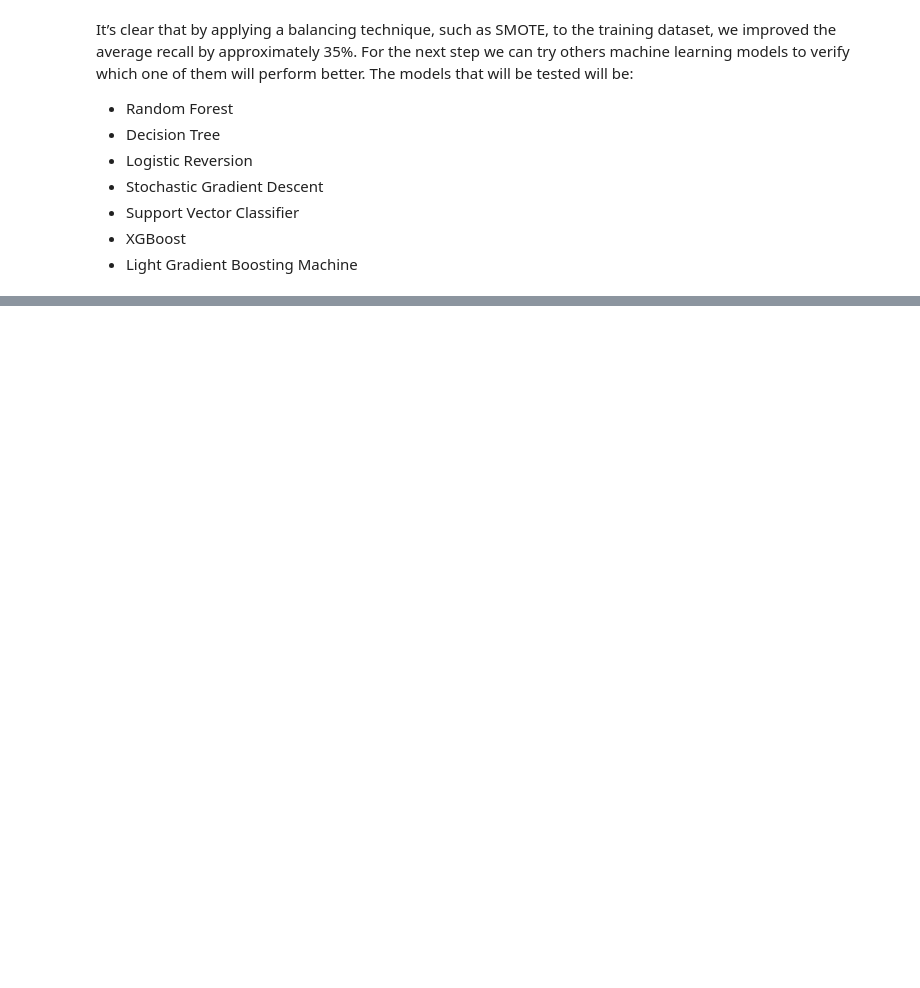
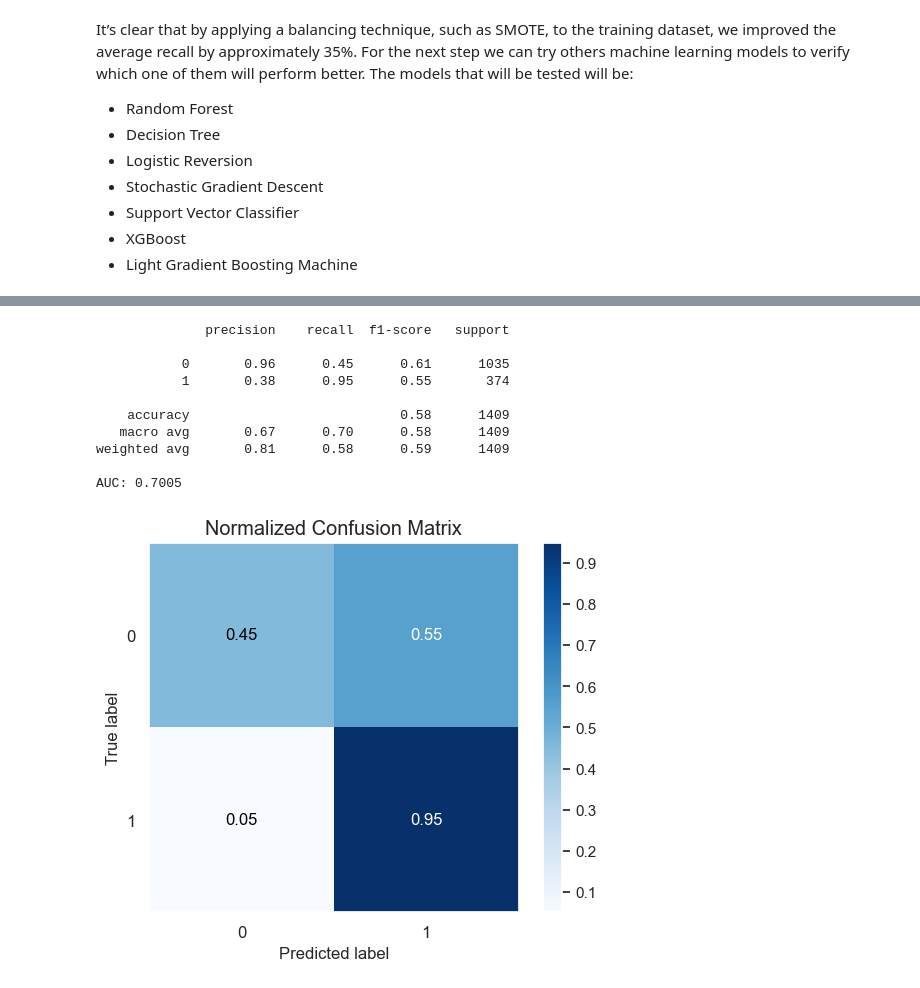
Before and after one commit to hugomaestri/data_science, a Jupyter notebook: 4-Customer_Churn_Prediction.ipynb, the cells around one changed output, grey strips where cells are left out. Saved outputs shown, nothing was run; the diff lists cells and outputs as text; code cells hidden in the pictures; blank space fills up the shorter version.

```diff
--- a/4-Customer_Churn_Prediction.ipynb
+++ b/4-Customer_Churn_Prediction.ipynb
@@ -667,0 +936,36 @@ Average ROC-AUC: 0.84 (+/- 0.01)
+# %%
+X_train_preprocessed = preprocessor.fit_transform(X_train)
+X_test_preprocessed = preprocessor.fit_transform(X_test)
+
+smote = SMOTE(sampling_strategy="minority", random_state=42)
+X_train_resampled, y_train_resampled = smote.fit_resample(X_train_preprocessed, y_train)
+
+# Train model
+model = SGDClassifier(alpha=0.1, eta0=0.1, learning_rate="constant",
+                      loss="modified_huber", max_iter=1000, penalty="elasticnet")
+model.fit(X_train_resampled, y_train_resampled)
+
+# Make predictions
+y_pred = model.predict(X_test_preprocessed)
+
+# Classification report
+print(classification_report(y_test, y_pred))
+
+# imprimir a área sob a curva
+print("AUC: {:.4f}\n".format(roc_auc_score(y_test, y_pred)))
+
+# plotar matriz de confusão
+skplt.metrics.plot_confusion_matrix(y_test, y_pred, normalize=True)
+plt.show()
+# %% [output]
+              precision    recall  f1-score   support
+
+           0       0.96      0.45      0.61      1035
+           1       0.38      0.95      0.55       374
+
+    accuracy                           0.58      1409
+   macro avg       0.67      0.70      0.58      1409
+weighted avg       0.81      0.58      0.59      1409
+
+AUC: 0.7005
+[figure, added]
```
Also changed, not shown: parts of 19 cells of this notebook.
